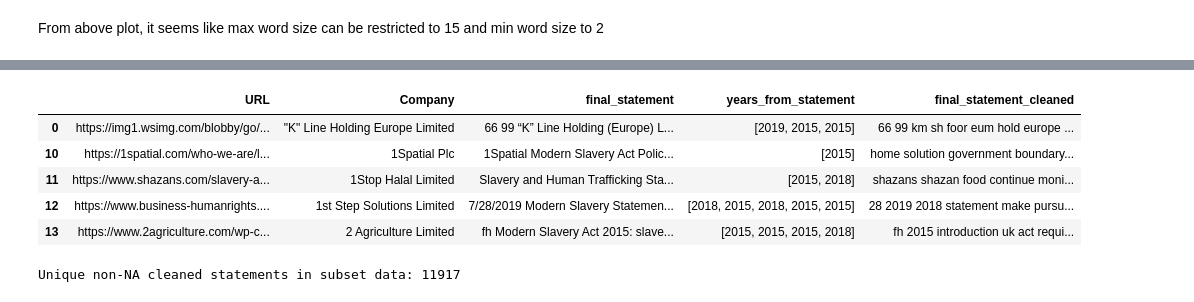
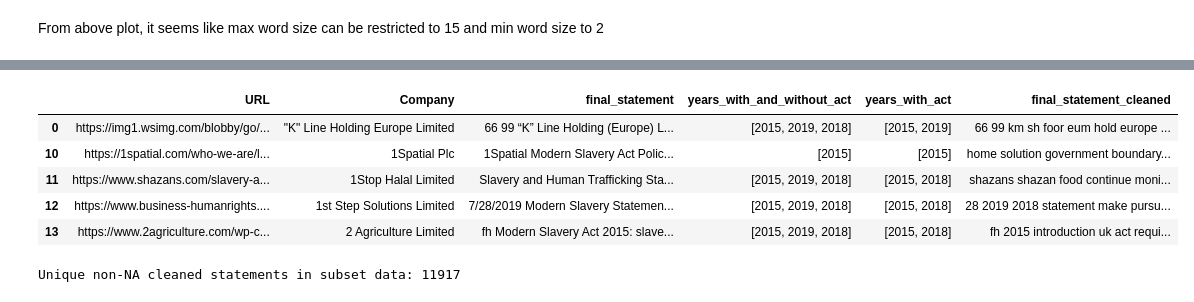
Before and after one commit to dmp1999/modern_slavery_registry, a Jupyter notebook: notebooks/20201217-statement-cleaning-complete.ipynb, the cells around one changed output, grey strips where cells are left out. Drawn from its saved outputs; the diff is of its cells as text; code cells hidden in the pictures.

Commit message:
updated code to extract statements from statements

```diff
--- a/notebooks/20201217-statement-cleaning-complete.ipynb
+++ b/notebooks/20201217-statement-cleaning-complete.ipynb
@@ -187,7 +187,14 @@ def extract_year(text: str) -> List[str]:
     text = text.split(".")
     years = []
     for sentence in text:
+        years += re.findall(r"\b[2][0-9]{3}\b", sentence)
+    return list(set(years))
+
+def extract_year_with_act_in_statement(text: str) -> List[str]:
+    text = text.split(".")
+    years = []
+    for sentence in text:
         if len(re.findall(r"\bact\b", sentence.lower())) > 0:
-               years += re.findall(r"\b[1-2][0-9]{3}\b", sentence)
-    return years
+               years += re.findall(r"\b[2][0-9]{3}\b", sentence)
+    return list(set(years))
 # %%
@@ -197,6 +206,9 @@ extract_year("modern slavery act act 2019 2018. This is not an year: 12343434. T
 # %%
-subset_data["years_from_statement"] = [
+subset_data["years_with_and_without_act"] = [
     extract_year(statement) for statement in tqdm(subset_data["final_statement"].values)]
+
+subset_data["years_with_act"] = [
+    extract_year_with_act_in_statement(statement) for statement in tqdm(subset_data["final_statement"].values)]
 # %%
 subset_data.head()
 # %% [output]
@@ -487,16 +500,16 @@ dtype: object
 # %%
 subset_data["final_statement_cleaned"] = cleaned_statements
 subset_data = subset_data[subset_data["final_statement_cleaned"] != ""]
 # list unhashable, avoid while using drop duplicate command
-subset_data.drop_duplicates(subset_data.columns.difference(["years_from_statement"]), inplace=True)
+subset_data.drop_duplicates(subset_data.columns.difference(["years_with_and_without_act", "years_with_act"]), inplace=True)
 subset_data.head()
 # %% [output]
-|  | URL | Company | final_statement | years_from_statement | final_statement_cleaned |
-| 0 | https://img1.wsimg.com/blobby/go/... | "K" Line Holding Europe Limited | 66 99 “K” Line Holding (Europe) L... | [2019, 2015, 2015] | 66 99 km sh foor eum hold europe ... |
-| 10 | https://1spatial.com/who-we-are/l... | 1Spatial Plc | 1Spatial Modern Slavery Act Polic... | [2015] | home solution government boundary... |
-| 11 | https://www.shazans.com/slavery-a... | 1Stop Halal Limited | Slavery and Human Trafficking Sta... | [2015, 2018] | shazans shazan food continue moni... |
-| 12 | https://www.business-humanrights.... | 1st Step Solutions Limited | 7/28/2019 Modern Slavery Statemen... | [2018, 2015, 2018, 2015, 2015] | 28 2019 2018 statement make pursu... |
-| 13 | https://www.2agriculture.com/wp-c... | 2 Agriculture Limited | fh Modern Slavery Act 2015: slave... | [2015, 2015, 2015, 2018] | fh 2015 introduction uk act requi... |
+|  | URL | Company | final_statement | years_with_and_without_act | years_with_act | final_statement_cleaned |
+| 0 | https://img1.wsimg.com/blobby/go/... | "K" Line Holding Europe Limited | 66 99 “K” Line Holding (Europe) L... | [2015, 2019, 2018] | [2015, 2019] | 66 99 km sh foor eum hold europe ... |
+| 10 | https://1spatial.com/who-we-are/l... | 1Spatial Plc | 1Spatial Modern Slavery Act Polic... | [2015] | [2015] | home solution government boundary... |
+| 11 | https://www.shazans.com/slavery-a... | 1Stop Halal Limited | Slavery and Human Trafficking Sta... | [2015, 2019, 2018] | [2015, 2018] | shazans shazan food continue moni... |
+| 12 | https://www.business-humanrights.... | 1st Step Solutions Limited | 7/28/2019 Modern Slavery Statemen... | [2015, 2019, 2018] | [2015, 2018] | 28 2019 2018 statement make pursu... |
+| 13 | https://www.2agriculture.com/wp-c... | 2 Agriculture Limited | fh Modern Slavery Act 2015: slave... | [2015, 2019, 2018] | [2015, 2018] | fh 2015 introduction uk act requi... |
 # %%
 print(f"Unique non-NA cleaned statements in subset data: {len(subset_data)}")
 # %% [output]
```
Also changed, not shown: parts of 7 cells of this notebook, 2 other files.
